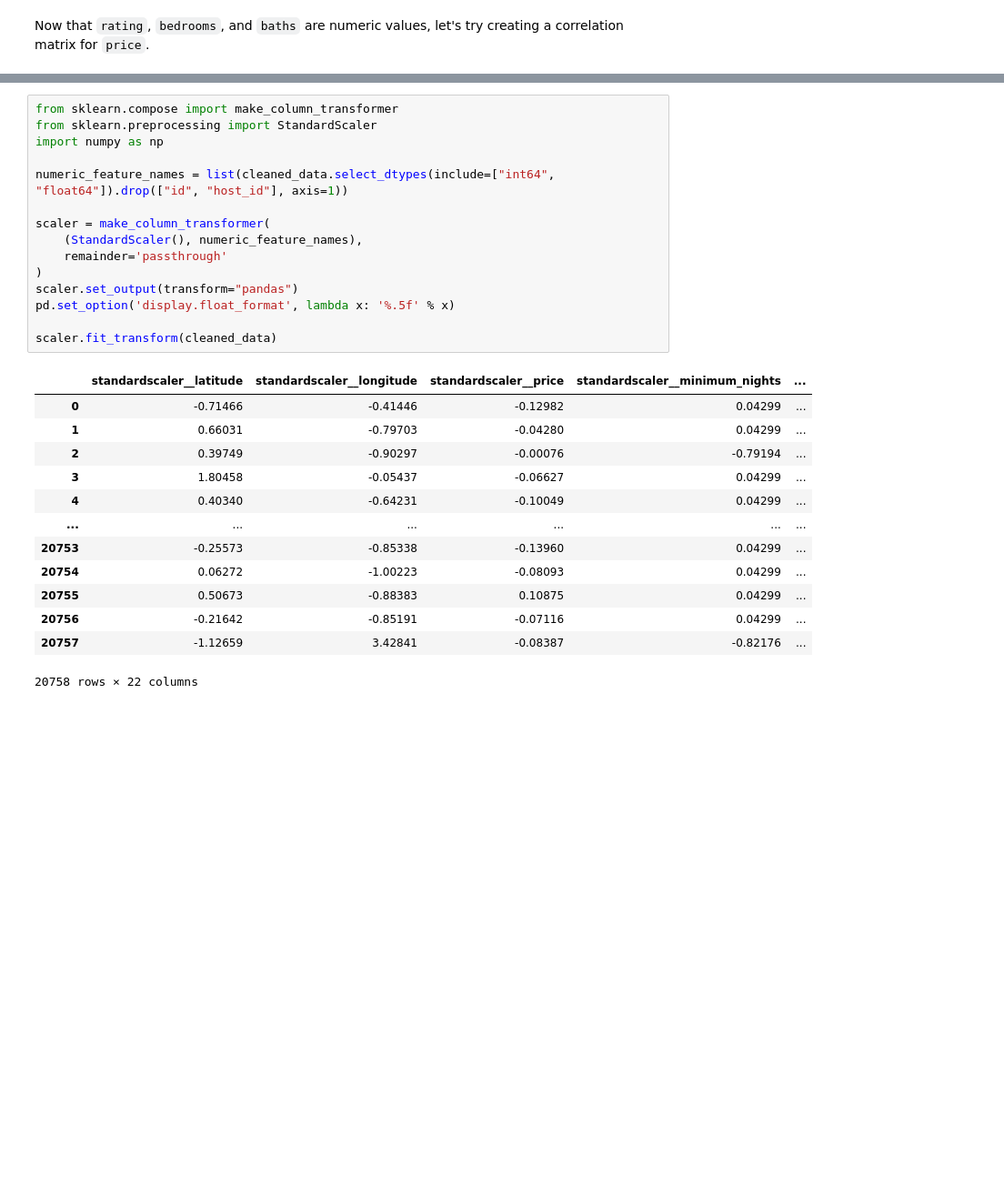
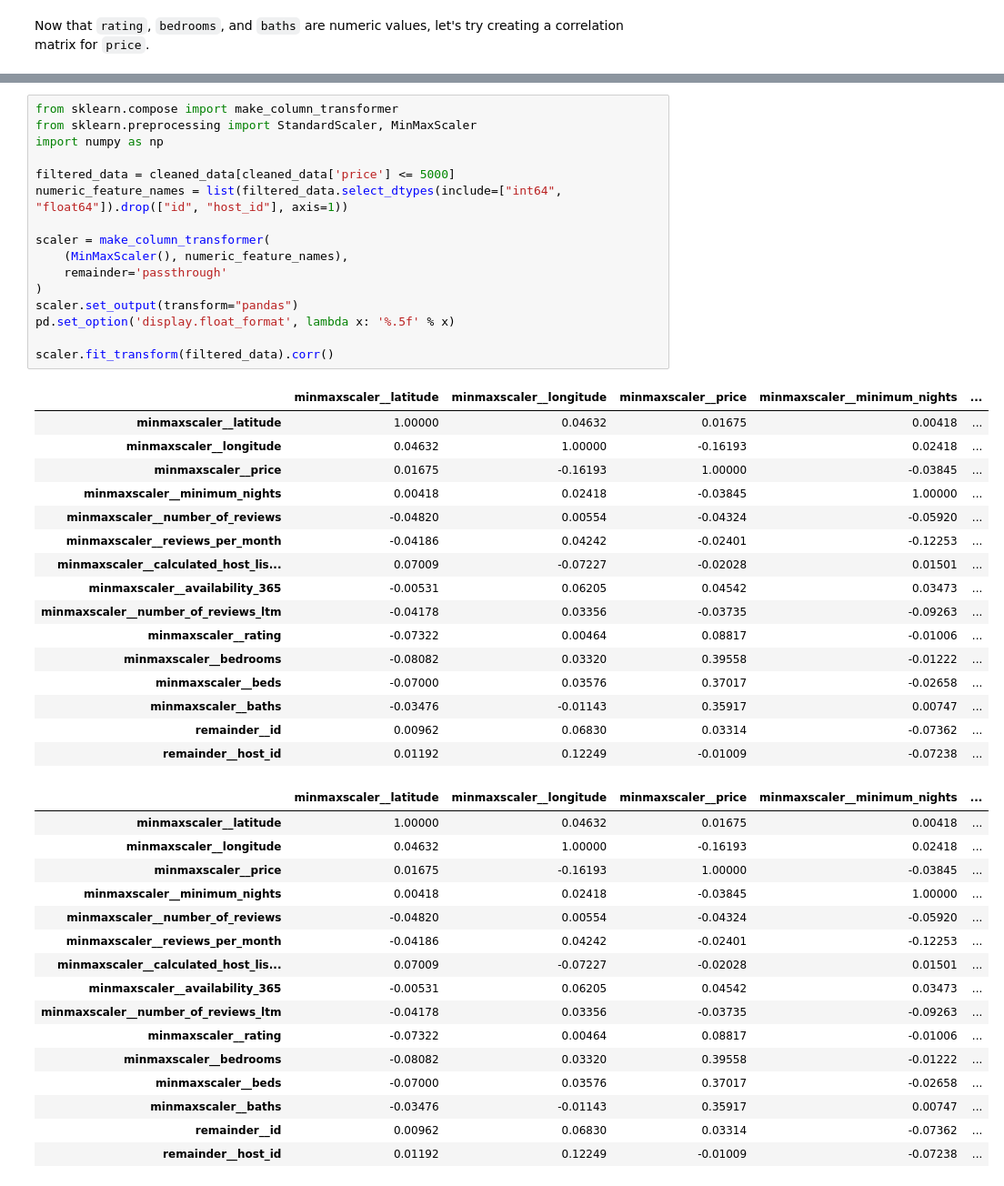
Before and after one commit to RochX/comp486-assignments, a Jupyter notebook: project/project.ipynb, the cells around one changed output, grey strips where cells are left out. Shown at 91% size. Drawn from its saved outputs; the diff is of its cells as text; blank space fills up the shorter version.

Commit message:
Messing with the data more and looking at outliers

```diff
--- a/project/project.ipynb
+++ b/project/project.ipynb
@@ -136,31 +202,51 @@ cleaned_data.drop(["id", "host_id"], axis=1).describe()
 # %%
 from sklearn.compose import make_column_transformer
-from sklearn.preprocessing import StandardScaler
+from sklearn.preprocessing import StandardScaler, MinMaxScaler
 import numpy as np
 
-numeric_feature_names = list(cleaned_data.select_dtypes(include=["int64", "float64"]).drop(["id", "host_id"], axis=1))
+filtered_data = cleaned_data[cleaned_data['price'] <= 5000]
+numeric_feature_names = list(filtered_data.select_dtypes(include=["int64", "float64"]).drop(["id", "host_id"], axis=1))
 
 scaler = make_column_transformer(
-    (StandardScaler(), numeric_feature_names),
+    (MinMaxScaler(), numeric_feature_names),
     remainder='passthrough'
 )
 scaler.set_output(transform="pandas")
 pd.set_option('display.float_format', lambda x: '%.5f' % x)
 
-scaler.fit_transform(cleaned_data)
+scaler.fit_transform(filtered_data).corr()
 # %% [output]
-|  | standardscaler__latitude | standardscaler__longitude | standardscaler__price | standardscaler__minimum_nights | ... |
-| 0 | -0.71466 | -0.41446 | -0.12982 | 0.04299 | ... |
-| 1 | 0.66031 | -0.79703 | -0.04280 | 0.04299 | ... |
-| 2 | 0.39749 | -0.90297 | -0.00076 | -0.79194 | ... |
-| 3 | 1.80458 | -0.05437 | -0.06627 | 0.04299 | ... |
-| 4 | 0.40340 | -0.64231 | -0.10049 | 0.04299 | ... |
-| ... | ... | ... | ... | ... | ... |
-| 20753 | -0.25573 | -0.85338 | -0.13960 | 0.04299 | ... |
-| 20754 | 0.06272 | -1.00223 | -0.08093 | 0.04299 | ... |
-| 20755 | 0.50673 | -0.88383 | 0.10875 | 0.04299 | ... |
-| 20756 | -0.21642 | -0.85191 | -0.07116 | 0.04299 | ... |
-| 20757 | -1.12659 | 3.42841 | -0.08387 | -0.82176 | ... |
+|  | minmaxscaler__latitude | minmaxscaler__longitude | minmaxscaler__price | minmaxscaler__minimum_nights | ... |
+| minmaxscaler__latitude | 1.00000 | 0.04632 | 0.01675 | 0.00418 | ... |
+| minmaxscaler__longitude | 0.04632 | 1.00000 | -0.16193 | 0.02418 | ... |
+| minmaxscaler__price | 0.01675 | -0.16193 | 1.00000 | -0.03845 | ... |
+| minmaxscaler__minimum_nights | 0.00418 | 0.02418 | -0.03845 | 1.00000 | ... |
+| minmaxscaler__number_of_reviews | -0.04820 | 0.00554 | -0.04324 | -0.05920 | ... |
+| minmaxscaler__reviews_per_month | -0.04186 | 0.04242 | -0.02401 | -0.12253 | ... |
+| minmaxscaler__calculated_host_lis... | 0.07009 | -0.07227 | -0.02028 | 0.01501 | ... |
+| minmaxscaler__availability_365 | -0.00531 | 0.06205 | 0.04542 | 0.03473 | ... |
+| minmaxscaler__number_of_reviews_ltm | -0.04178 | 0.03356 | -0.03735 | -0.09263 | ... |
+| minmaxscaler__rating | -0.07322 | 0.00464 | 0.08817 | -0.01006 | ... |
+| minmaxscaler__bedrooms | -0.08082 | 0.03320 | 0.39558 | -0.01222 | ... |
+| minmaxscaler__beds | -0.07000 | 0.03576 | 0.37017 | -0.02658 | ... |
+| minmaxscaler__baths | -0.03476 | -0.01143 | 0.35917 | 0.00747 | ... |
+| remainder__id | 0.00962 | 0.06830 | 0.03314 | -0.07362 | ... |
+| remainder__host_id | 0.01192 | 0.12249 | -0.01009 | -0.07238 | ... |
-20758 rows × 22 columns
+|  | minmaxscaler__latitude | minmaxscaler__longitude | minmaxscaler__price | minmaxscaler__minimum_nights | ... |
+| minmaxscaler__latitude | 1.00000 | 0.04632 | 0.01675 | 0.00418 | ... |
+| minmaxscaler__longitude | 0.04632 | 1.00000 | -0.16193 | 0.02418 | ... |
+| minmaxscaler__price | 0.01675 | -0.16193 | 1.00000 | -0.03845 | ... |
+| minmaxscaler__minimum_nights | 0.00418 | 0.02418 | -0.03845 | 1.00000 | ... |
+| minmaxscaler__number_of_reviews | -0.04820 | 0.00554 | -0.04324 | -0.05920 | ... |
+| minmaxscaler__reviews_per_month | -0.04186 | 0.04242 | -0.02401 | -0.12253 | ... |
+| minmaxscaler__calculated_host_lis... | 0.07009 | -0.07227 | -0.02028 | 0.01501 | ... |
+| minmaxscaler__availability_365 | -0.00531 | 0.06205 | 0.04542 | 0.03473 | ... |
+| minmaxscaler__number_of_reviews_ltm | -0.04178 | 0.03356 | -0.03735 | -0.09263 | ... |
+| minmaxscaler__rating | -0.07322 | 0.00464 | 0.08817 | -0.01006 | ... |
+| minmaxscaler__bedrooms | -0.08082 | 0.03320 | 0.39558 | -0.01222 | ... |
+| minmaxscaler__beds | -0.07000 | 0.03576 | 0.37017 | -0.02658 | ... |
+| minmaxscaler__baths | -0.03476 | -0.01143 | 0.35917 | 0.00747 | ... |
+| remainder__id | 0.00962 | 0.06830 | 0.03314 | -0.07362 | ... |
+| remainder__host_id | 0.01192 | 0.12249 | -0.01009 | -0.07238 | ... |
 # %%
 pd.set_option('display.max_columns', None)
```
Also changed, not shown: parts of 10 cells of this notebook.
